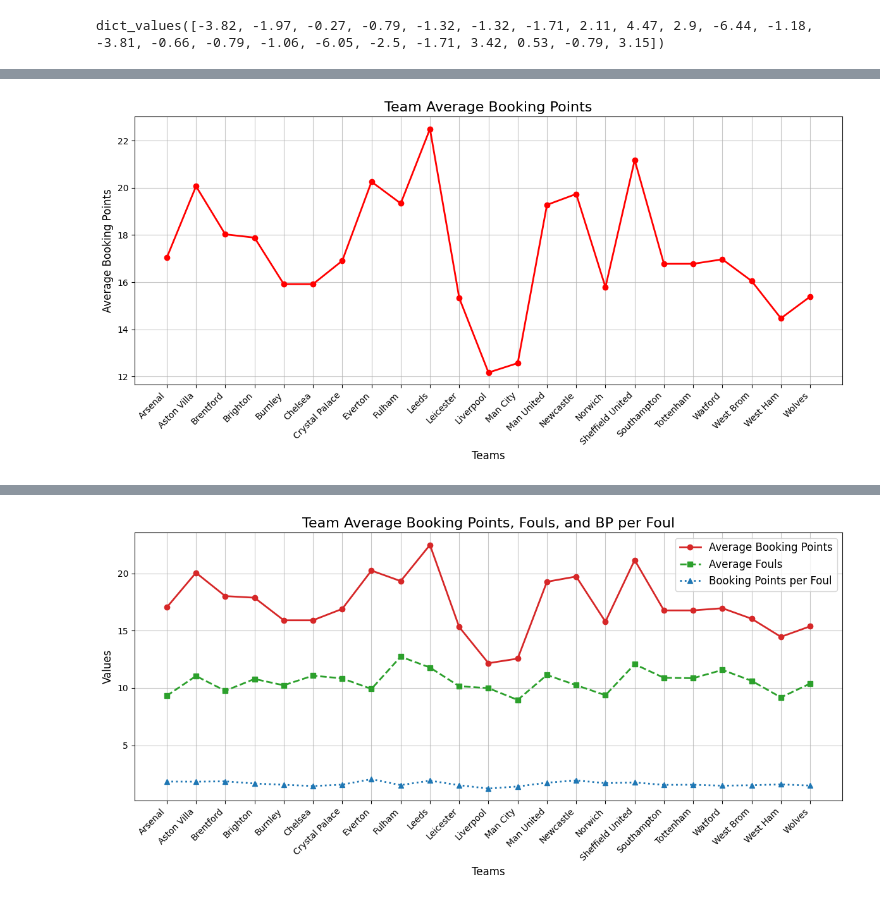
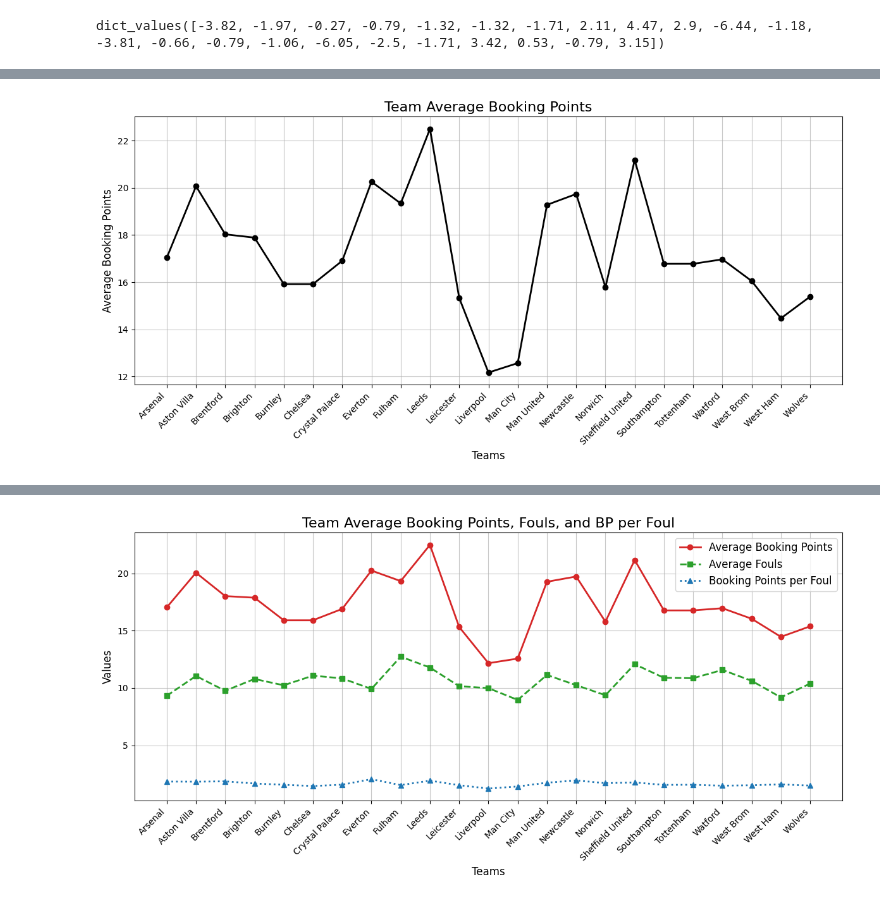
Before and after one commit to HendersonAR/EPL-Refs, a Jupyter notebook: epl_ref_graphs.ipynb, the cells around one changed output, grey strips where cells are left out. Saved outputs shown, nothing was run; the diff lists cells and outputs as text; code cells hidden in the pictures.

```diff
--- a/epl_ref_graphs.ipynb
+++ b/epl_ref_graphs.ipynb
@@ -175,16 +175,16 @@ plt.show()
 # %%
 # Line Plot
 plt.figure(figsize=(12, 6))
-plt.plot(x, average_bp, marker="o", linestyle="-", color="red", linewidth=2)
+plt.plot(x, average_bp, marker="o", linestyle="-", color="black", linewidth=2)
 plt.title("Team Average Booking Points", fontsize=16)
 plt.xlabel("Teams", fontsize=12)
 plt.ylabel("Average Booking Points", fontsize=12)
 plt.xticks(rotation=45, ha='right')
 plt.grid(alpha=0.7)
 plt.tight_layout()
 plt.show()
 # %% [output]
-[figure, old version]
+[figure, new version]
 # %%
 x_pos = np.arange(len(x))  # Positions for the groups
 bar_width = 0.4  # Width of each bar
```
Also changed, not shown: parts of 9 cells of this notebook, 10 other files.
